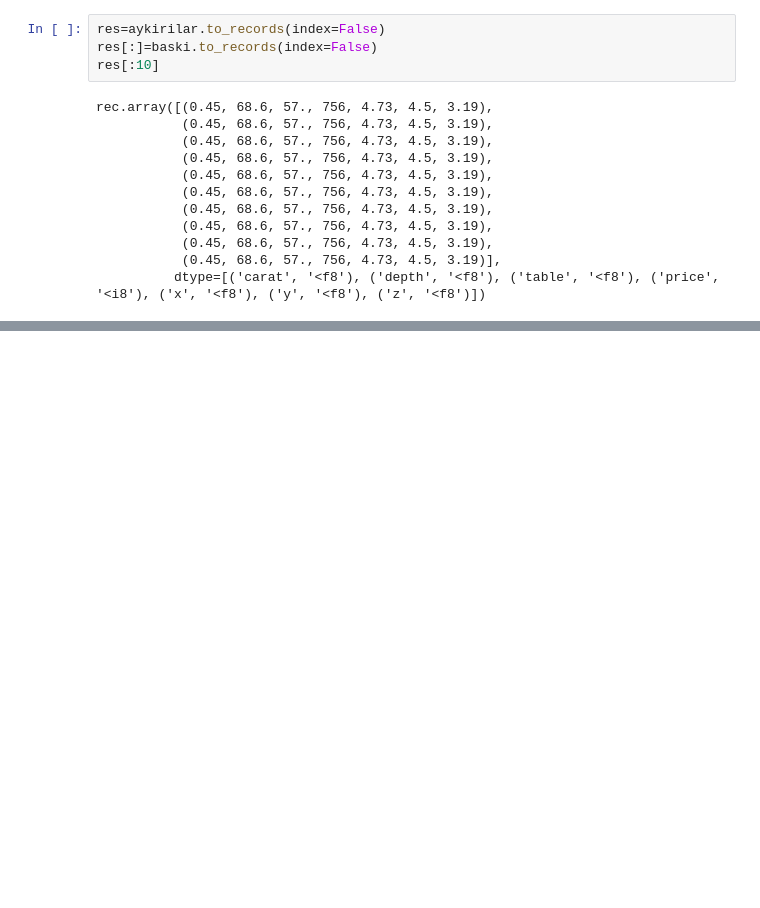
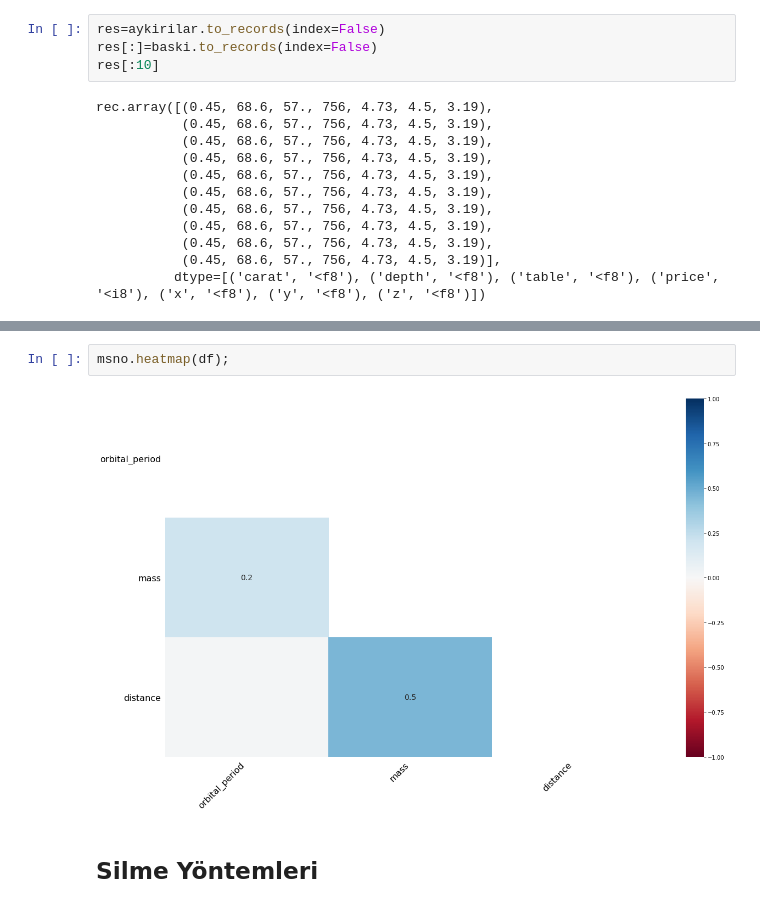
Before and after one commit to mehmethalis/my-datascience-notes, a Jupyter notebook: Notebooks/DataPreProcessing.ipynb, the cells around one changed output, grey strips where cells are left out. Cells and saved outputs as stored; diff of their text form; blank space fills up the shorter version.

```diff
--- a/Notebooks/DataPreProcessing.ipynb
+++ b/Notebooks/DataPreProcessing.ipynb
@@ -131,0 +404,6 @@ rec.array([(0.45, 68.6, 57., 756, 4.73, 4.5, 3.19),
+# %%
+msno.heatmap(df);
+# %% [output]
+[figure, added]
+# %% [markdown]
+## Silme Yöntemleri
```
Also changed, not shown: parts of 275 cells of this notebook.
